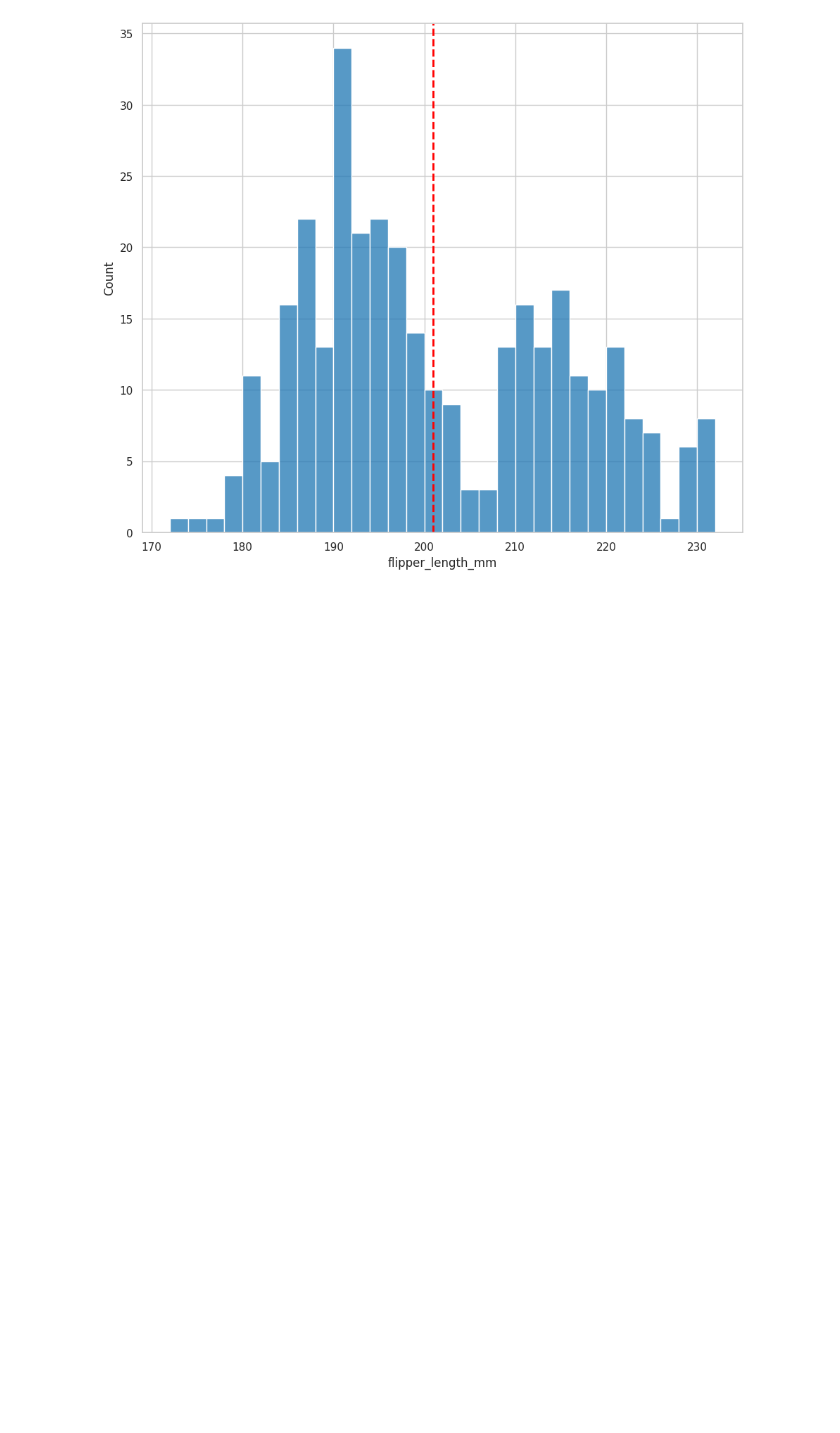
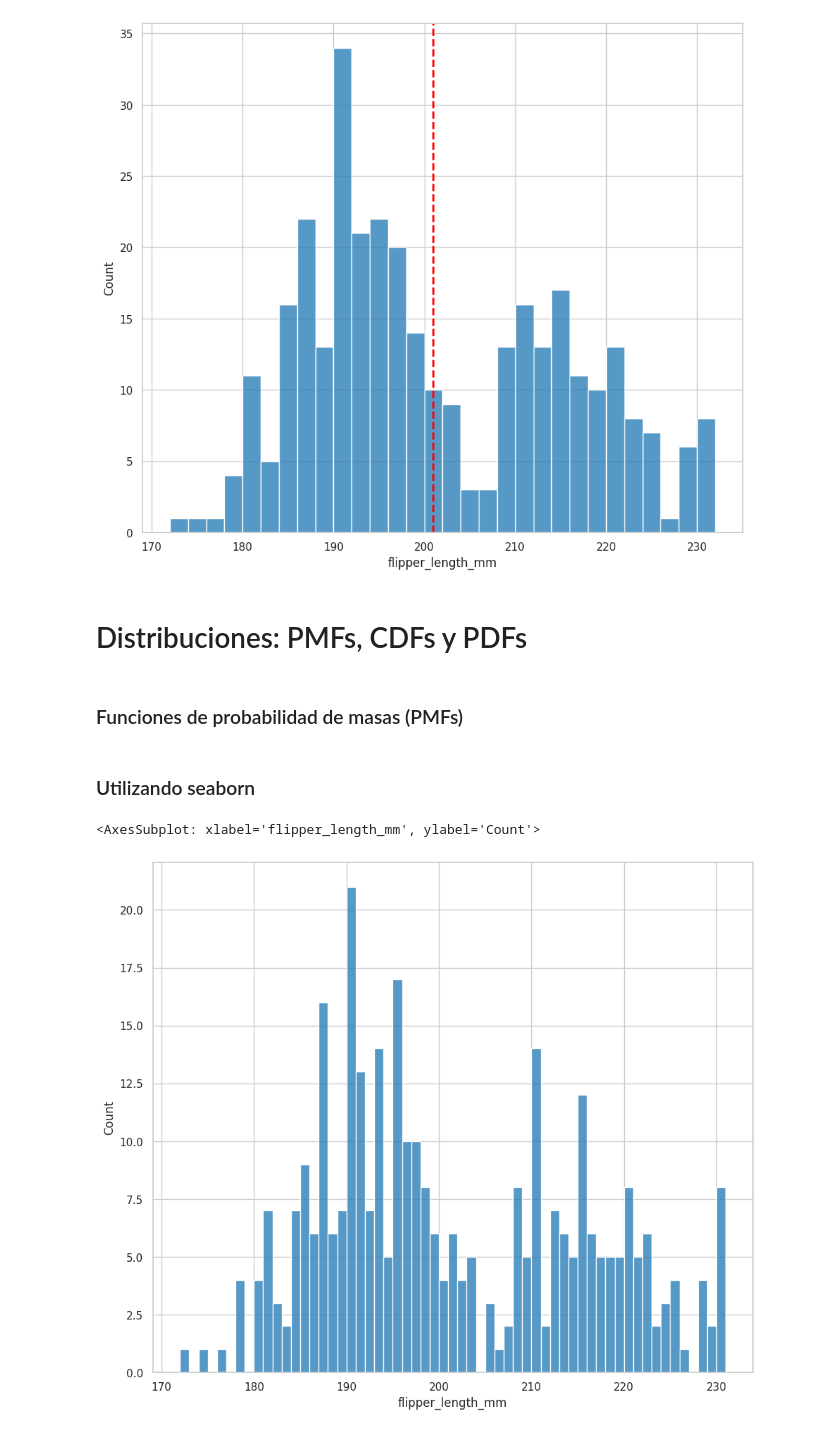
Before and after one commit to electrojam/Curso-de-Analisis-Exploratorio-de-Datos, a Jupyter notebook: 1-conociendo nuestros datos.ipynb, the cells around one changed output. Cells and saved outputs as stored; diff of their text form; code cells hidden in the pictures; blank space fills up the shorter version.

Commit message:
distribuciones

```diff
--- a/1-conociendo nuestros datos.ipynb
+++ b/1-conociendo nuestros datos.ipynb
@@ -791,3 +792,18 @@ plt.axvline(
 # %% [output]
 <matplotlib.lines.Line2D at 0x...>
 [figure]
+# %% [markdown]
+# Distribuciones: PMFs, CDFs y PDFs
+# %% [markdown]
+### Funciones de probabilidad de masas (PMFs)
+# %% [markdown]
+### Utilizando seaborn
+# %%
+sns.histplot(
+    data=processed_penguins_df,
+    x='flipper_length_mm',
+    binwidth=1,
+)
+# %% [output]
+<AxesSubplot: xlabel='flipper_length_mm', ylabel='Count'>
+[figure, added]
```
Also changed, not shown: parts of 18 cells of this notebook.
